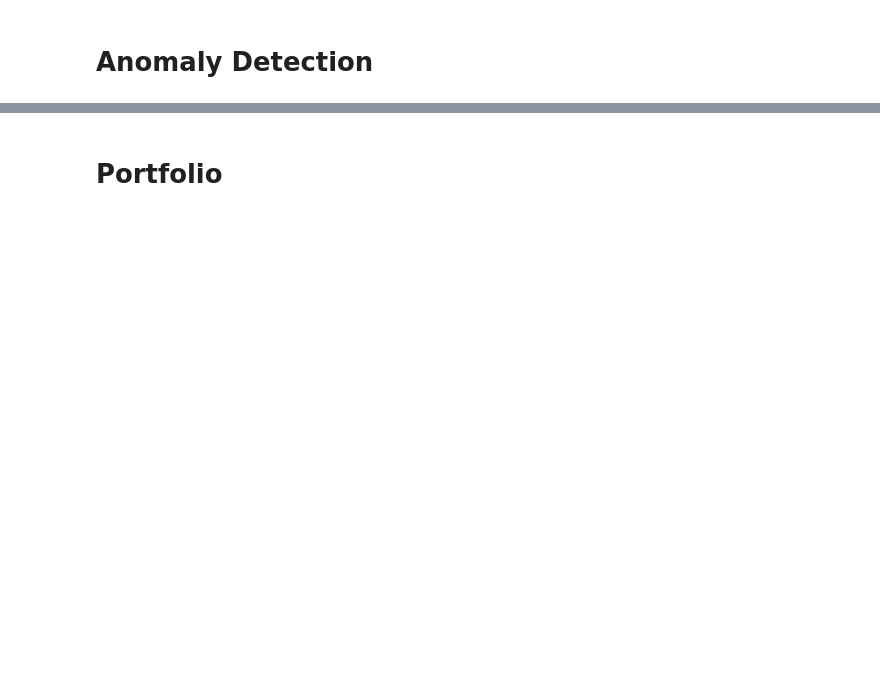
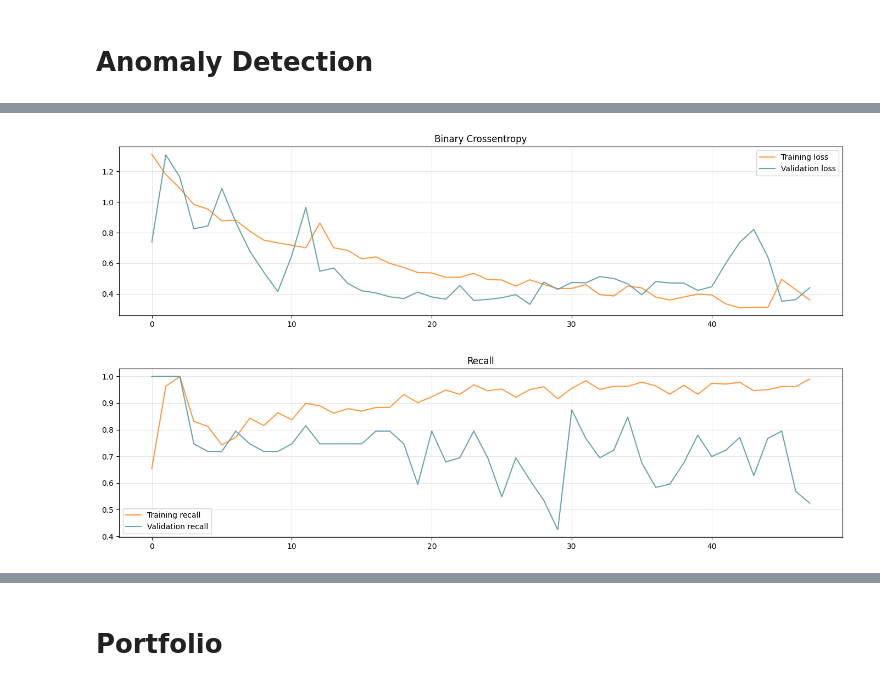
Before and after one commit to venturellimatteo/fintech-projects, a Jupyter notebook: 3 - Anomaly Detection/AnomalyDetection.ipynb, the cells around one changed output, grey strips where cells are left out. Saved outputs shown, nothing was run; the diff lists cells and outputs as text; code cells hidden in the pictures; blank space fills up the shorter version.

```diff
--- a/3 - Anomaly Detection/AnomalyDetection.ipynb
+++ b/3 - Anomaly Detection/AnomalyDetection.ipynb
@@ -90,0 +410,4 @@ train_df, val_df = train_val_split(df)
+# %%
+input_shape = x_train_window.shape[1:]
+model = build_LSTM(input_shape)
+model.summary()
@@ -90,0 +432,17 @@ train_df, val_df = train_val_split(df)
+# %%
+epochs = 100
+batch_size = 32
+
+callbacks = [tfk.callbacks.EarlyStopping(monitor='val_loss', mode='min', patience=20, restore_best_weights=True)]
+x_train_window, y_train_window = shuffle(x_train_window, y_train_window, random_state = seed)
+x_test_window, y_test_window = shuffle(x_test_window, y_test_window, random_state = seed)
+
+history = model.fit(
+    x = x_train_window,
+    y = y_train_window,
+    epochs = epochs,
+    batch_size = batch_size,
+    validation_data = (x_test_window, y_test_window),
+    callbacks = callbacks,
+    class_weight = {0:1, 1:5}
+).history
@@ -90,0 +467,20 @@ train_df, val_df = train_val_split(df)
+# %%
+best_epoch = np.argmax(history['val_recall'])
+plt.figure(figsize=(17,4))
+plt.plot(history['loss'], label='Training loss', alpha=.8, color='#ff7f0e')
+plt.plot(history['val_loss'], label='Validation loss', alpha=.9, color='#5a9aa5')
+plt.title('Binary Crossentropy')
+plt.legend()
+plt.grid(alpha=.3)
+plt.show()
+
+plt.figure(figsize=(17,4))
+plt.plot(history['recall'], label='Training recall', alpha=.8, color='#ff7f0e')
+plt.plot(history['val_recall'], label='Validation recall', alpha=.9, color='#5a9aa5')
+plt.title('Recall')
+plt.legend()
+plt.grid(alpha=.3)
+plt.show()
+# %% [output]
+[figure, added]
+[figure, added]
```
Also changed, not shown: parts of 52 cells of this notebook.
